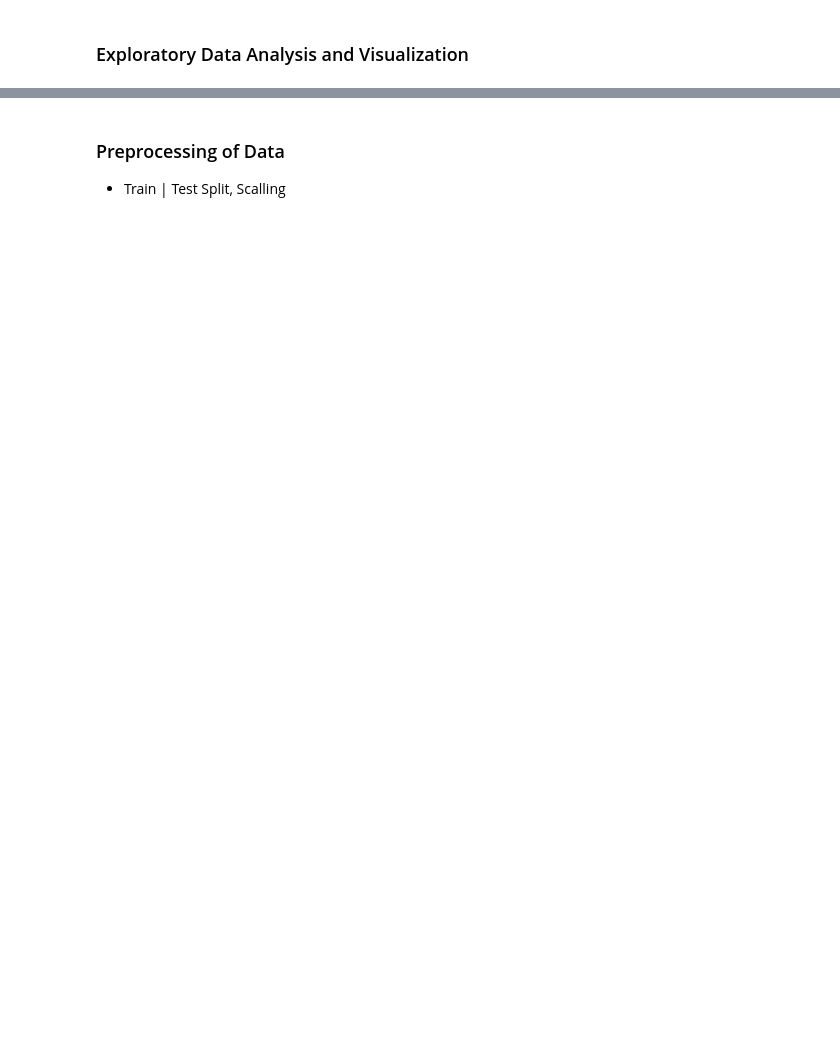
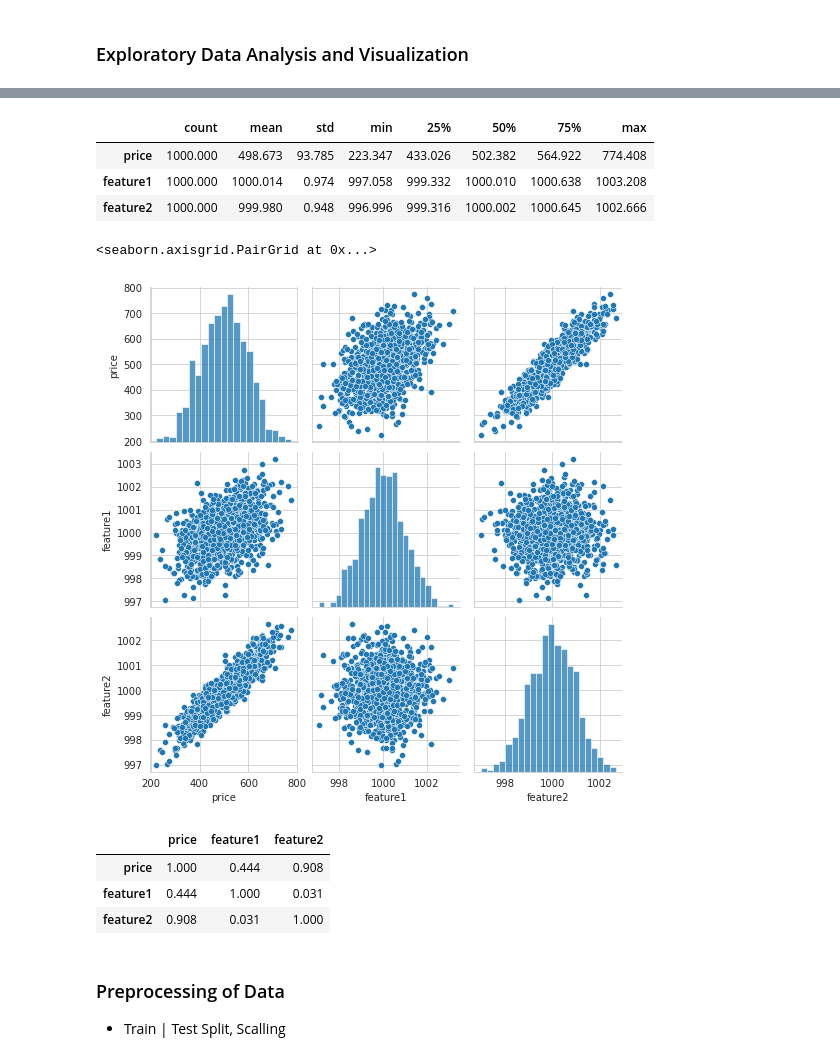
Before and after one commit to Ertugrul-Kurubal/Deep-Learning, a Jupyter notebook: In Class/1-Keras Syntext Basics In Class 3.ipynb, the cells around one changed output, grey strips where cells are left out. Cells and saved outputs as stored; diff of their text form; code cells hidden in the pictures; blank space fills up the shorter version.

```diff
--- a/In Class/1-Keras Syntext Basics In Class 3.ipynb
+++ b/In Class/1-Keras Syntext Basics In Class 3.ipynb
@@ -25,3 +49,22 @@ df = pd.read_csv("fake_reg.csv")
+# %%
+df.describe().T
+# %% [output]
+|  | count | mean | std | min | 25% | 50% | 75% | max |
+| price | 1000.000 | 498.673 | 93.785 | 223.347 | 433.026 | 502.382 | 564.922 | 774.408 |
+| feature1 | 1000.000 | 1000.014 | 0.974 | 997.058 | 999.332 | 1000.010 | 1000.638 | 1003.208 |
+| feature2 | 1000.000 | 999.980 | 0.948 | 996.996 | 999.316 | 1000.002 | 1000.645 | 1002.666 |
+# %%
+sns.pairplot(df)
+# %% [output]
+<seaborn.axisgrid.PairGrid at 0x...>
+[figure, added]
+# %%
+df.corr()
+# %% [output]
+|  | price | feature1 | feature2 |
+| price | 1.000 | 0.444 | 0.908 |
+| feature1 | 0.444 | 1.000 | 0.031 |
+| feature2 | 0.908 | 0.031 | 1.000 |
 # %% [markdown]
 ### Preprocessing of Data
 - Train | Test Split, Scalling
```
Also changed, not shown: parts of 55 cells of this notebook, 2 other files.
